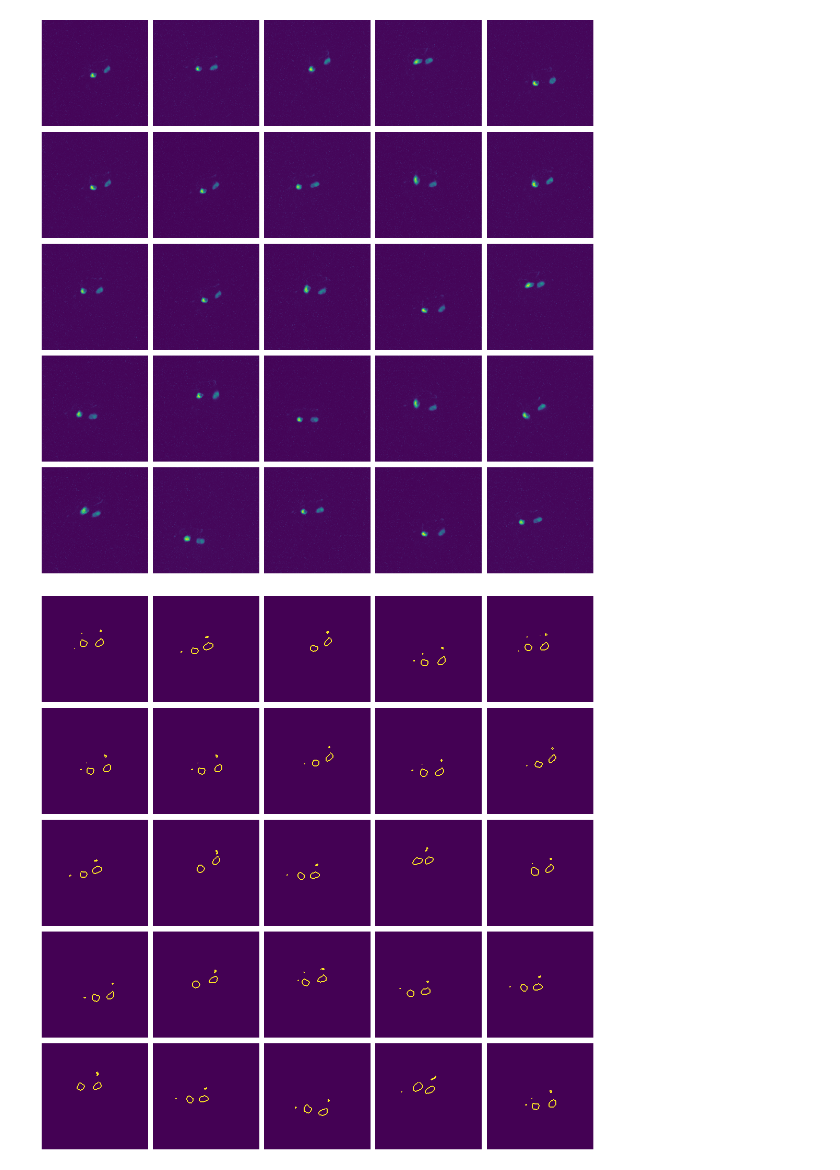
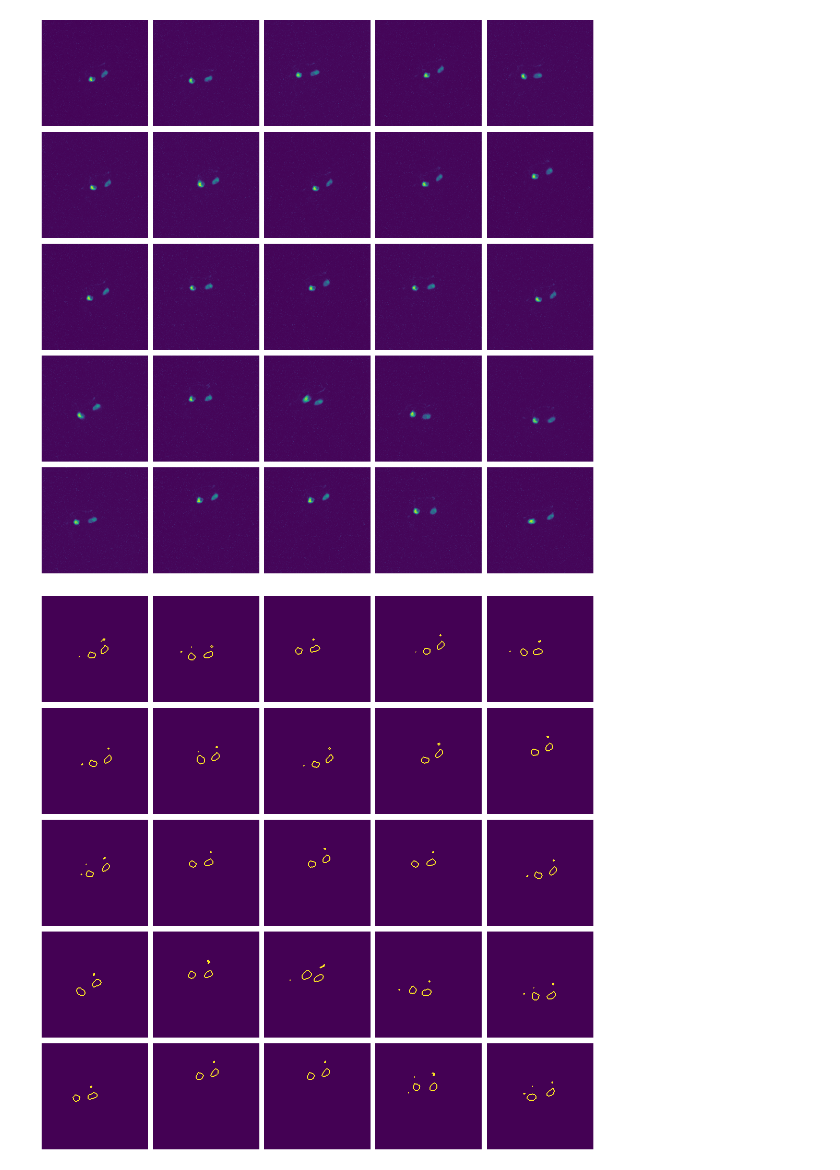
Before and after one commit to madtoinou/voxelmorph, a Jupyter notebook: MIP_c.ipynb, the cells around one changed output. Drawn from its saved outputs; the diff is of its cells as text; code cells hidden in the pictures.

```diff
--- a/MIP_c.ipynb
+++ b/MIP_c.ipynb
@@ -112,17 +114,18 @@ r_MIP = red_MIP(hf, list_keys[:50], axis = 2)
 # Plot true RGB MIP images
 i=5
 j=5
-plots = [r_MIP[i] for i in np.random.randint(0,50,i*j)]
+idx= np.random.randint(0,50,i*j)
+plots = [r_MIP[i] for i in idx]
 ne.plot.slices(plots, do_colorbars=True, grid = [i,j]);
 # %% [output]
-[figure, old version]
+[figure, new version]
 # %%
 MIP, _ = ut.find_contour(r_MIP,0.8,blur=5)
 
 # Plot true RGB MIP images
 i=5
 j=5
-plots = [MIP[i] for i in np.random.randint(0,50,i*j)]
+plots = [MIP[i] for i in idx]
 ne.plot.slices(plots, do_colorbars=True, grid = [i,j]);
 # %% [output]
-[figure, old version]
+[figure, new version]
```
Also changed, not shown: parts of 4 cells of this notebook, 1 other file.
